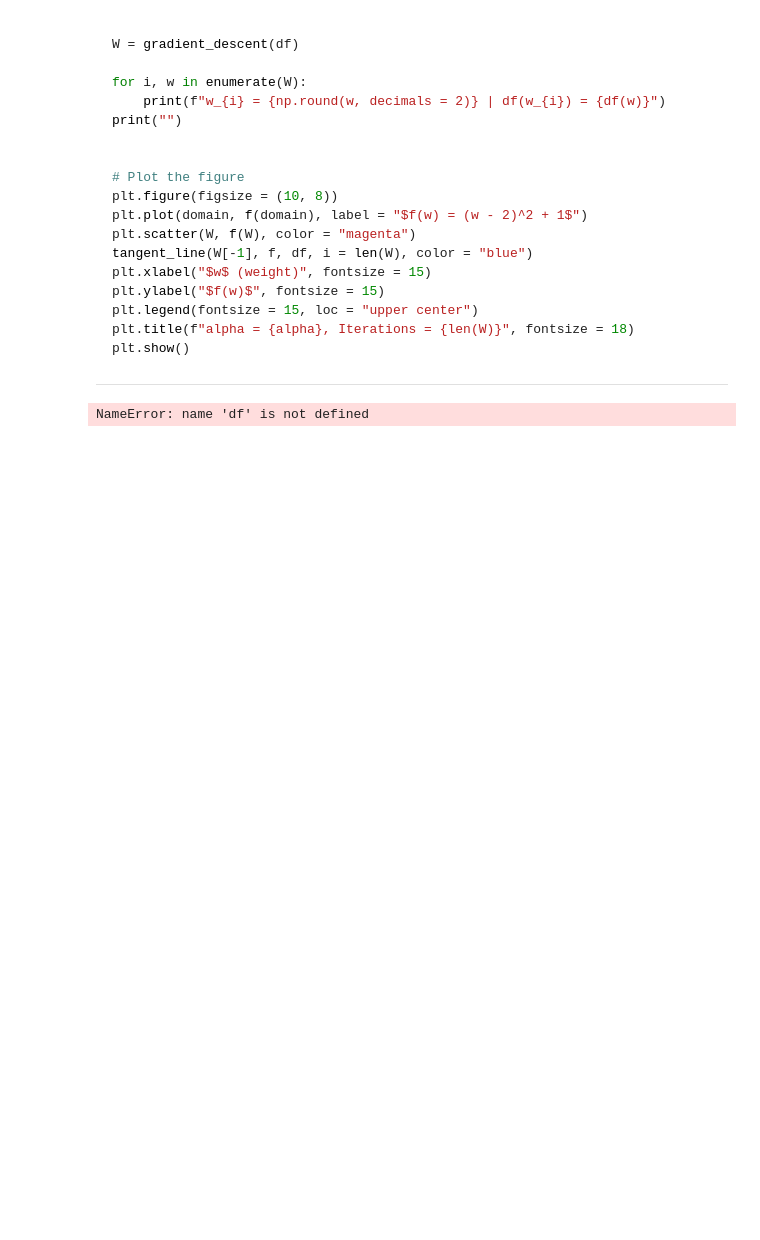
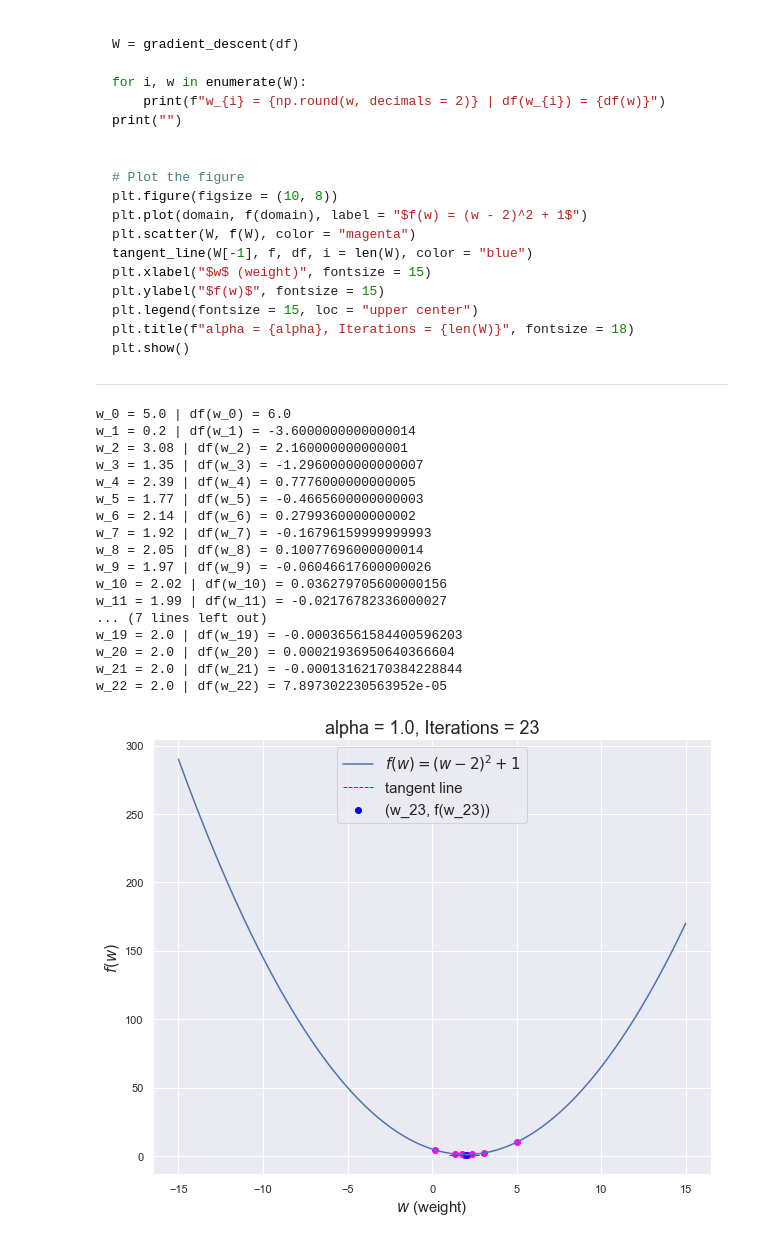
Before and after one commit to RandyRDavila/Data_Science_and_Machine_Learning_Spring_2022, a Jupyter notebook: Lecture_4/Lecture_4_1_Gradient_Descent.ipynb, the cells around one changed output. Cells and saved outputs as stored; diff of their text form; code cells hidden in the pictures; blank space fills up the shorter version.

```diff
--- a/Lecture_4/Lecture_4_1_Gradient_Descent.ipynb
+++ b/Lecture_4/Lecture_4_1_Gradient_Descent.ipynb
@@ -417,34 +420,51 @@ plt.show()
 # %%
 def gradient_descent(derivative, alpha = 0.8, w_0 = 5.0, max_iter = 1_000):
     W = [w_0]
     i = 0
-    while abs(derivative(W[-1])) > 0.001 and i < max_iter:
+    while abs(derivative(W[-1])) > 0.0001 and i < max_iter:
         w_new = W[-1] - alpha*df(W[-1])
         W.append(w_new)
         i += 1
     W = np.array(W)
 
     return W
 
 W = gradient_descent(df)
 
 for i, w in enumerate(W):
     print(f"w_{i} = {np.round(w, decimals = 2)} | df(w_{i}) = {df(w)}")
 print("")
 
 
 # Plot the figure
 plt.figure(figsize = (10, 8))
 plt.plot(domain, f(domain), label = "$f(w) = (w - 2)^2 + 1$")
 plt.scatter(W, f(W), color = "magenta")
 tangent_line(W[-1], f, df, i = len(W), color = "blue")
 plt.xlabel("$w$ (weight)", fontsize = 15)
 plt.ylabel("$f(w)$", fontsize = 15)
 plt.legend(fontsize = 15, loc = "upper center")
 plt.title(f"alpha = {alpha}, Iterations = {len(W)}", fontsize = 18)
 plt.show()
 # %% [output]
-NameError: name 'df' is not defined
+w_0 = 5.0 | df(w_0) = 6.0
+w_1 = 0.2 | df(w_1) = -3.6000000000000014
+w_2 = 3.08 | df(w_2) = 2.160000000000001
+w_3 = 1.35 | df(w_3) = -1.2960000000000007
+w_4 = 2.39 | df(w_4) = 0.7776000000000005
+w_5 = 1.77 | df(w_5) = -0.4665600000000003
+w_6 = 2.14 | df(w_6) = 0.2799360000000002
+w_7 = 1.92 | df(w_7) = -0.16796159999999993
+w_8 = 2.05 | df(w_8) = 0.10077696000000014
+w_9 = 1.97 | df(w_9) = -0.06046617600000026
+w_10 = 2.02 | df(w_10) = 0.036279705600000156
+w_11 = 1.99 | df(w_11) = -0.02176782336000027
+... (7 lines left out)
+w_19 = 2.0 | df(w_19) = -0.00036561584400596203
+w_20 = 2.0 | df(w_20) = 0.00021936950640366604
+w_21 = 2.0 | df(w_21) = -0.00013162170384228844
+w_22 = 2.0 | df(w_22) = 7.897302230563952e-05
+[figure, added]
 # %% [markdown]
 ---
 
```
Also changed, not shown: parts of 15 cells of this notebook.
